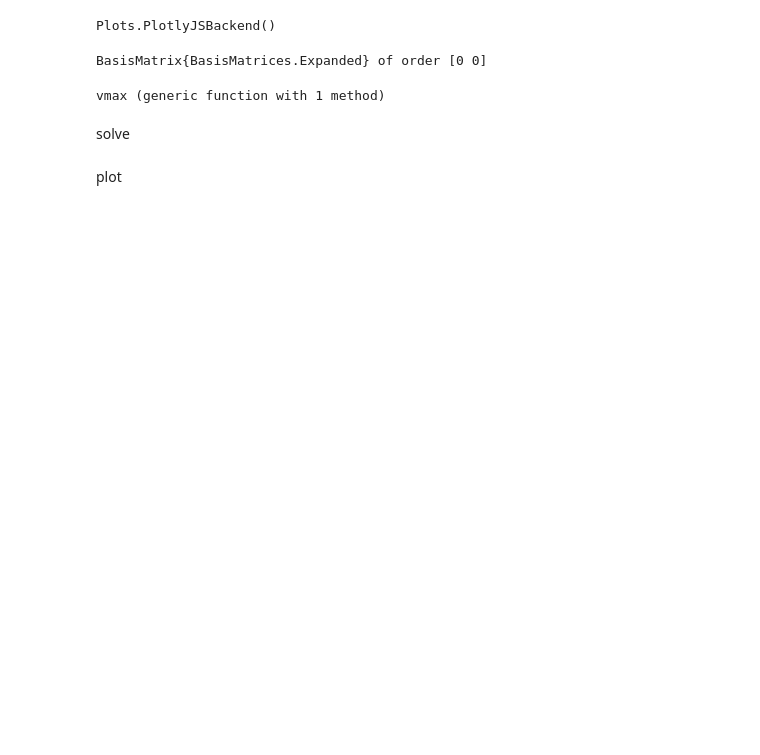
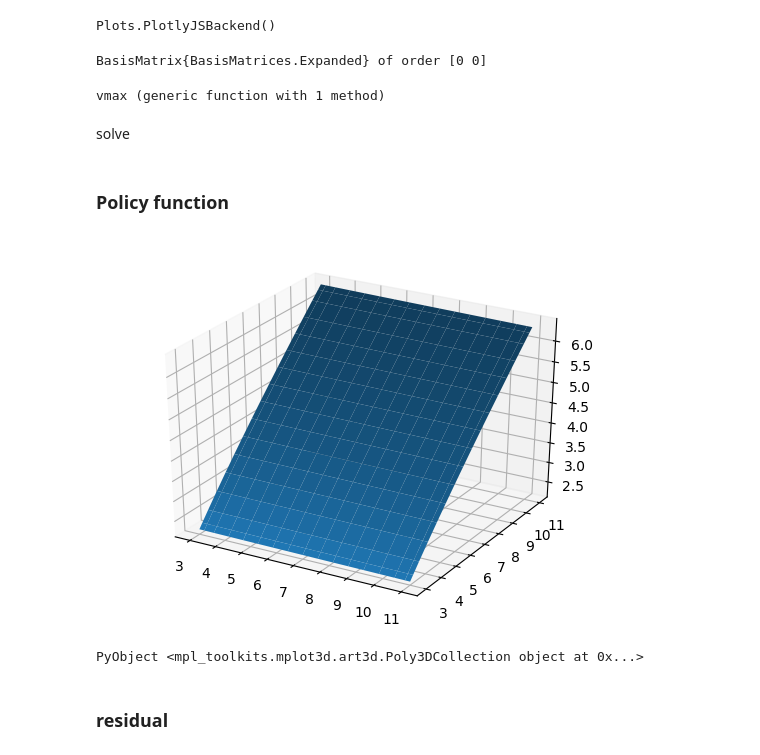
Before and after one commit to keiikegami/IRG, a Jupyter notebook: share_game.ipynb, the cells around one changed output. Cells and saved outputs as stored; diff of their text form; code cells hidden in the pictures; blank space fills up the shorter version.

```diff
--- a/share_game.ipynb
+++ b/share_game.ipynb
@@ -171,8 +171,8 @@ for it in 1:3
         break
     end
 end
-# %% [markdown]
-plot
+# %% [markdown]
+### Policy function
 # %%
 xgrid = zeros((n+2, n+2))
 ygrid = zeros((n+2, n+2))
@@ -185,0 +188,8 @@ z = reshape(x[:, 1], n+2, n+2);
+# %%
+# policy function for player 1
+surf(xgrid, ygrid, z)
+# %% [output]
+[figure, added]
+PyObject <mpl_toolkits.mplot3d.art3d.Poly3DCollection object at 0x...>
+# %% [markdown]
+### residual
```
Also changed, not shown: parts of 9 cells of this notebook.
